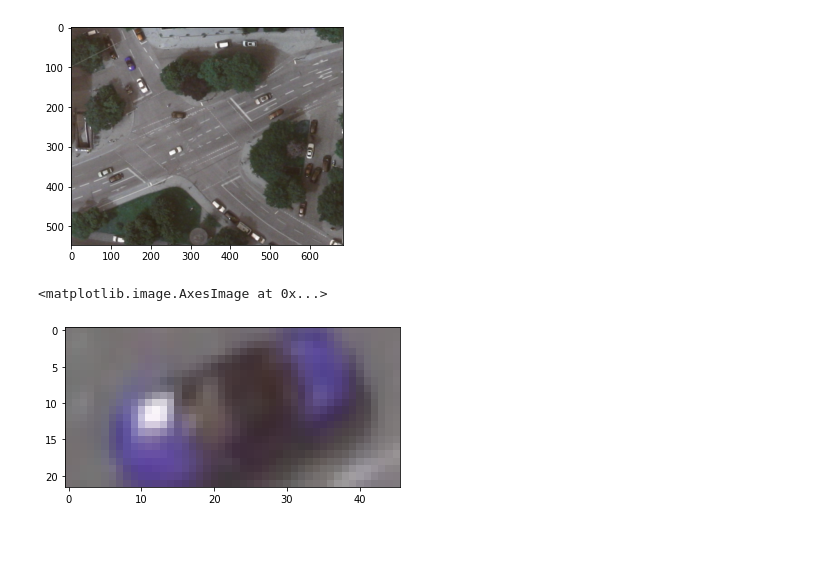
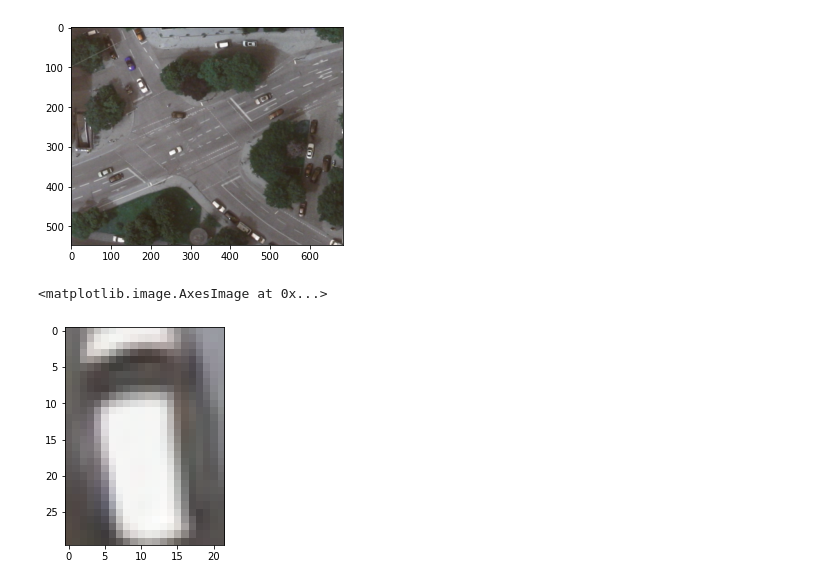
Before and after one commit to kornelro/aerial-images-cars-detection, a Jupyter notebook: notebooks/1.1-kr-image-loader.ipynb, the cells around one changed output. Saved outputs shown, nothing was run; the diff lists cells and outputs as text; code cells hidden in the pictures; blank space fills up the shorter version.

```diff
--- a/notebooks/1.1-kr-image-loader.ipynb
+++ b/notebooks/1.1-kr-image-loader.ipynb
@@ -103,16 +103,16 @@ class AerialCarsImageLoader(ImageLoader):
                 h = int(image.shape[1] * float(ann_row[4]))
 
                 top_left_x = xc - int(w/2)
-                top_left_y = yc - int(h/2)
+                top_left_y = yc + int(h/2)
 
                 top_right_x = xc + int(w/2)
-                top_right_y = yc - int(h/2)
+                top_right_y = yc + int(h/2)
 
                 bottom_left_x = xc - int(w/2)
-                bottom_left_y = yc + int(h/2)
+                bottom_left_y = yc - int(h/2)
 
                 bottom_right_x = xc + int(w/2)
-                bottom_right_y = yc + int(h/2)
+                bottom_right_y = yc - int(h/2)
 
                 annotations.append((
                     top_left_x, top_left_y,
@@ -134,7 +134,7 @@ plt.imshow(image.image)
 <matplotlib.image.AxesImage at 0x...>
 [figure]
 # %%
-plt.imshow(image.get_car(image.bnd_boxes[7]))
+plt.imshow(image.get_car(image.bnd_boxes[12]))
 # %% [output]
 <matplotlib.image.AxesImage at 0x...>
-[figure, old version]
+[figure, new version]
```
Also changed, not shown: 12 other files.
